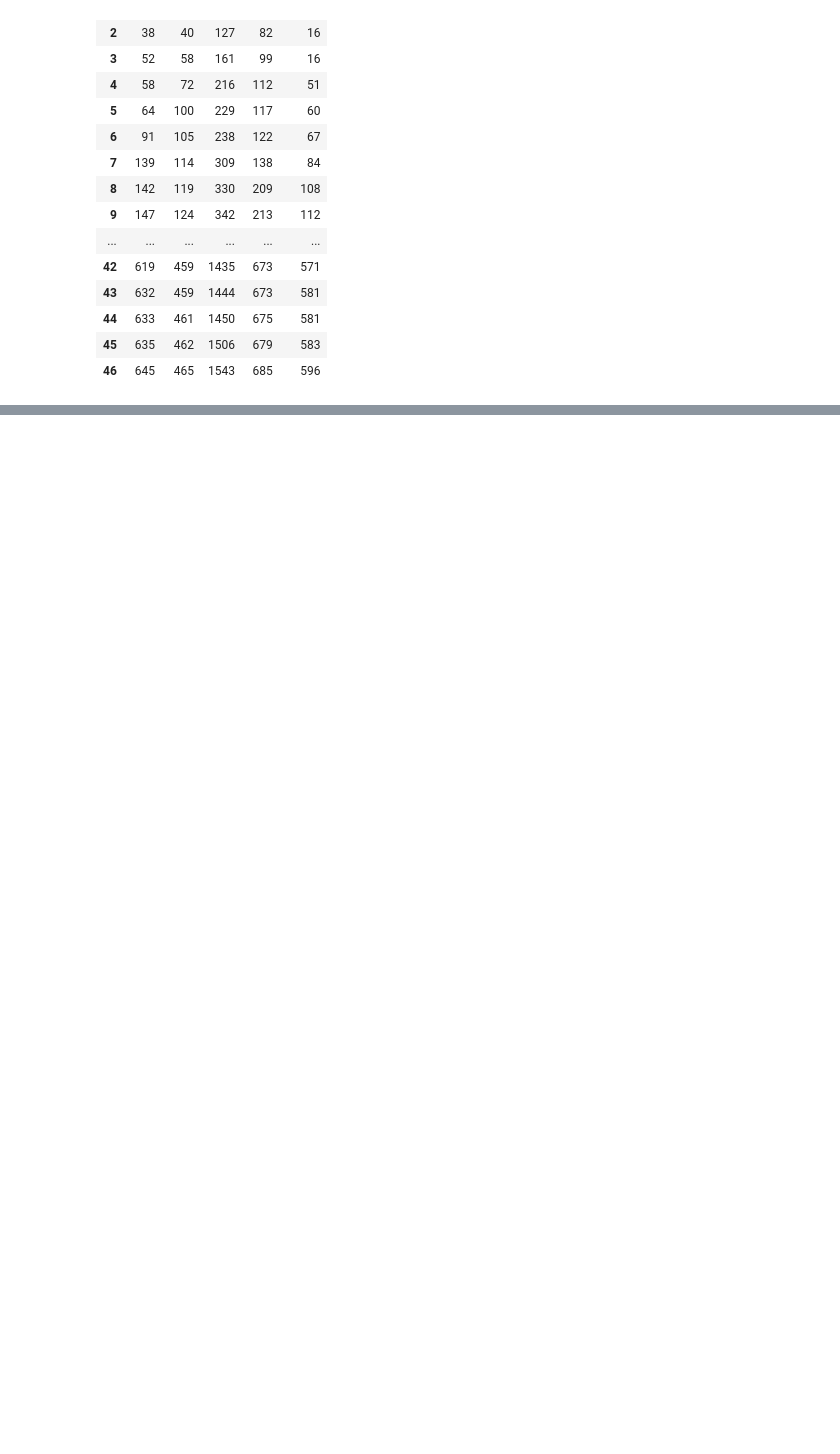
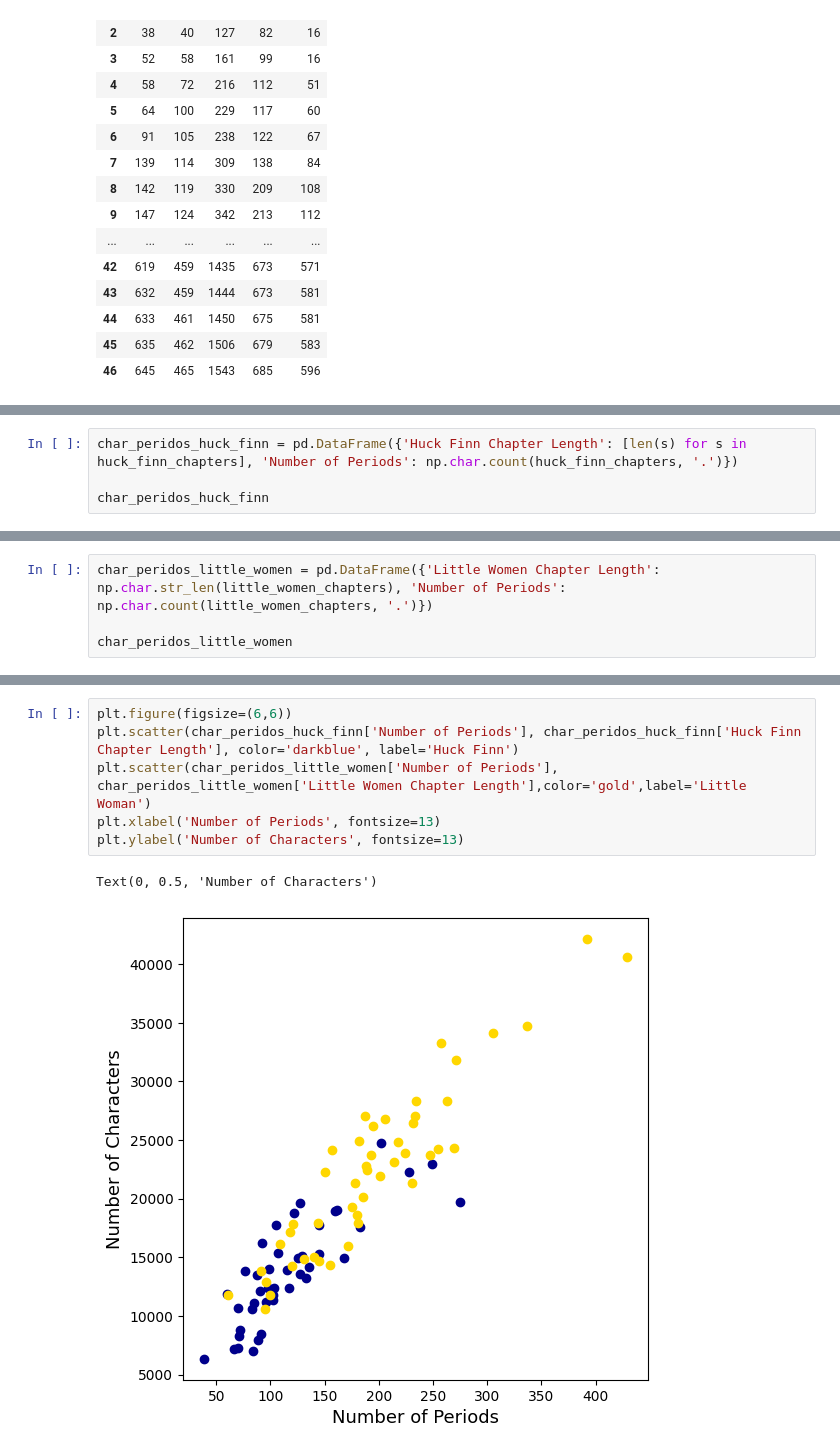
Before and after one commit to daniel0406070/Data-SCI-basic, a Jupyter notebook: src/10_5.ipynb, the cells around one changed output, grey strips where cells are left out. Drawn from its saved outputs; the diff is of its cells as text; blank space fills up the shorter version.

```diff
--- a/src/10_5.ipynb
+++ b/src/10_5.ipynb
@@ -96,0 +100,4 @@ little_women_cum_counts.plot.line(figsize=(10,5))
+# %%
+char_peridos_huck_finn = pd.DataFrame({'Huck Finn Chapter Length': [len(s) for s in huck_finn_chapters], 'Number of Periods': np.char.count(huck_finn_chapters, '.')})
+
+char_peridos_huck_finn
@@ -96,0 +122,4 @@ little_women_cum_counts.plot.line(figsize=(10,5))
+# %%
+char_peridos_little_women = pd.DataFrame({'Little Women Chapter Length': np.char.str_len(little_women_chapters), 'Number of Periods': np.char.count(little_women_chapters, '.')})
+
+char_peridos_little_women
@@ -96,0 +144,9 @@ little_women_cum_counts.plot.line(figsize=(10,5))
+# %%
+plt.figure(figsize=(6,6))
+plt.scatter(char_peridos_huck_finn['Number of Periods'], char_peridos_huck_finn['Huck Finn Chapter Length'], color='darkblue', label='Huck Finn')
+plt.scatter(char_peridos_little_women['Number of Periods'], char_peridos_little_women['Little Women Chapter Length'],color='gold',label='Little Woman')
+plt.xlabel('Number of Periods', fontsize=13)
+plt.ylabel('Number of Characters', fontsize=13)
+# %% [output]
+Text(0, 0.5, 'Number of Characters')
+[figure, added]
```
Also changed, not shown: parts of 4 cells of this notebook.
